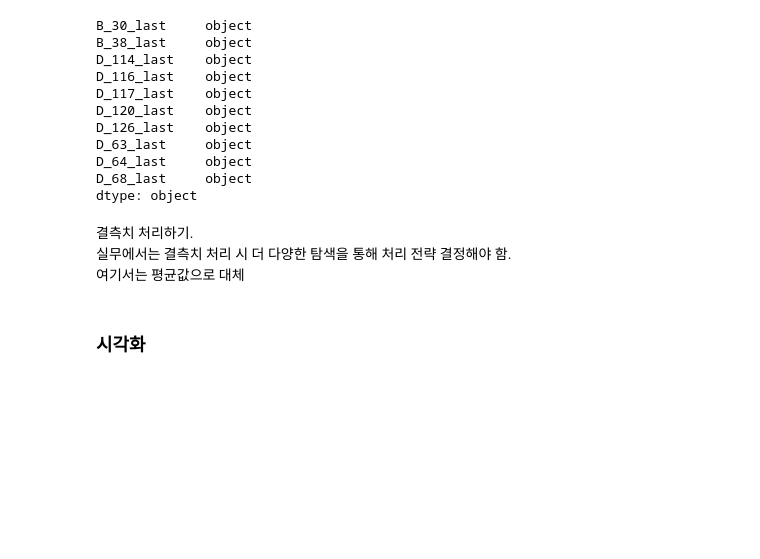
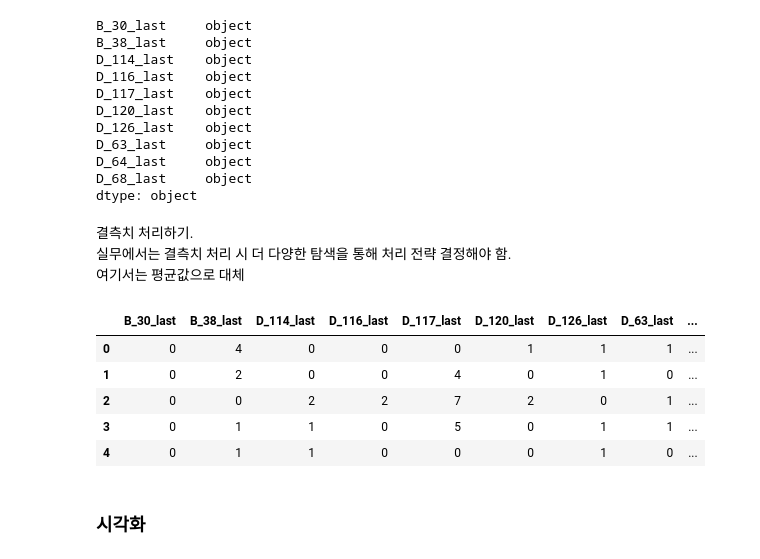
Before and after one commit to Solxcero/my-domains, a Jupyter notebook: AIFinance/workspace/신용평가_아메리칸익스프레스.ipynb, the cells around one changed output. Cells and saved outputs as stored; diff of their text form; code cells hidden in the pictures; blank space fills up the shorter version.

```diff
--- a/AIFinance/workspace/신용평가_아메리칸익스프레스.ipynb
+++ b/AIFinance/workspace/신용평가_아메리칸익스프레스.ipynb
@@ -224,4 +196,13 @@ for categorical_feature in cat_features:
     df[categorical_feature] = le_encoder.fit_transform(df[categorical_feature])
+# %%
+df[cat_features].head(5)
+# %% [output]
+|  | B_30_last | B_38_last | D_114_last | D_116_last | D_117_last | D_120_last | D_126_last | D_63_last | ... |
+| 0 | 0 | 4 | 0 | 0 | 0 | 1 | 1 | 1 | ... |
+| 1 | 0 | 2 | 0 | 0 | 4 | 0 | 1 | 0 | ... |
+| 2 | 0 | 0 | 2 | 2 | 7 | 2 | 0 | 1 | ... |
+| 3 | 0 | 1 | 1 | 0 | 5 | 0 | 1 | 1 | ... |
+| 4 | 0 | 1 | 1 | 0 | 0 | 0 | 1 | 0 | ... |
 # %%
 from sklearn.impute import SimpleImputer
 
```
Also changed, not shown: parts of 15 cells of this notebook, 1 other file.
